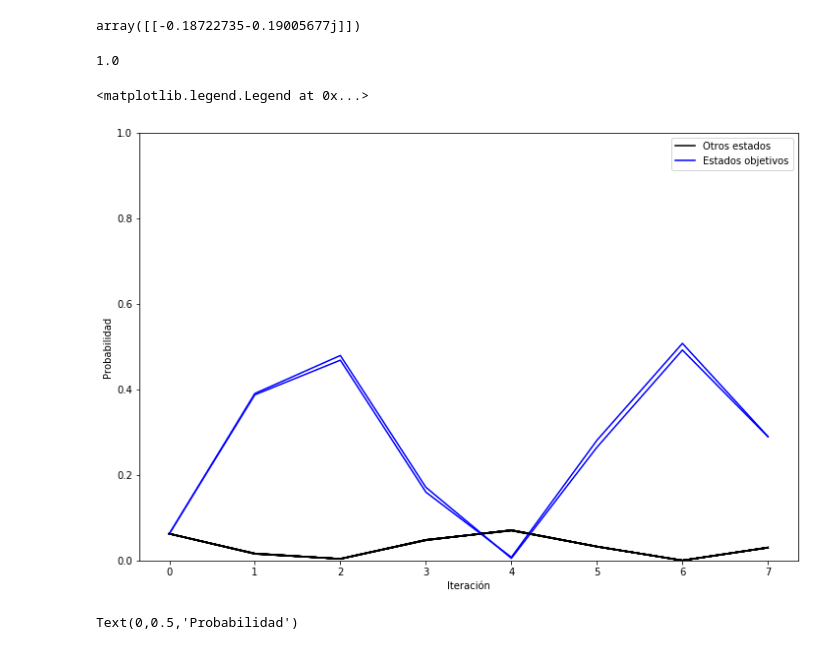
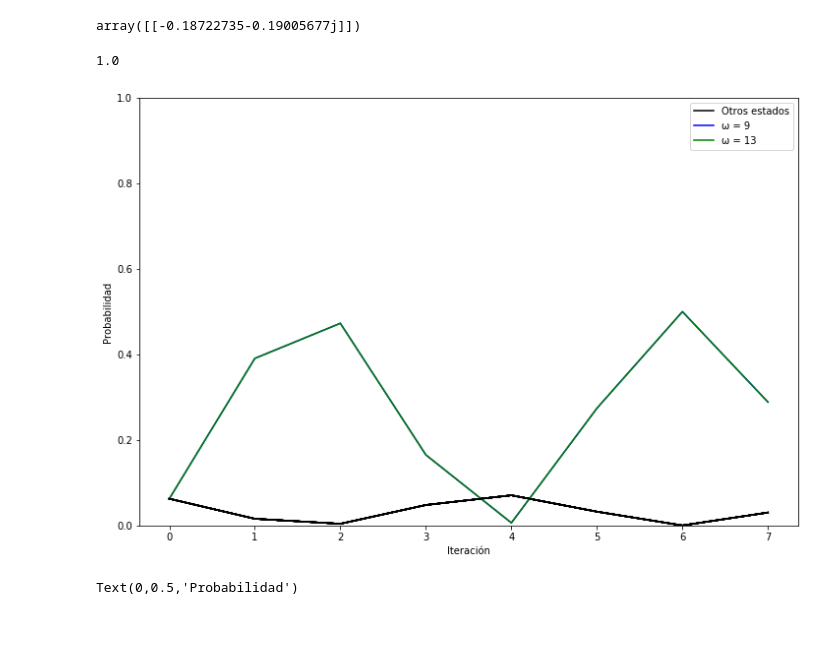
Before and after one commit to mcasanova1445/transmon-thesis, a Jupyter notebook: Grover/Results2-lossless/Untitled.ipynb, the cells around one changed output. Cells and saved outputs as stored; diff of their text form; code cells hidden in the pictures.

```diff
--- a/Grover/Results2-lossless/Untitled.ipynb
+++ b/Grover/Results2-lossless/Untitled.ipynb
@@ -40,33 +40,51 @@ for i in range(2):
             for l in range(2):
                 for m in range(7): #7
                     a[8*i+4*j+2*k+l].append(np.abs(res[m].states[-1][8*i+4*j+2*k+l][0,0]))
-# %%
-sum = 0
-for i in range(16):
-    sum += (a[i][-1])**2
-
-print(sum)
-# %% [output]
-1.0
+# %%
+a = []
+a += [[1/8,-(1/16),-(7/32),-(17/64),-(23/128),-(1/ 256),89/512]]
+a += [[1/8,-(1/16),-(7/32),-(17/64),-(23/ 128),-(1/256),89/512]]
+a += [[1/8,-(1/16),-(7/32),-(17/ 64),-(23/128),-(1/256),89/512]]
+a += [[1/8,-(1/16),-(7/ 32),-(17/64),-(23/128),-(1/256),89/512]]
+a += [[1/8,-(1/16),-(7/32),-(17/64),-(23/128),-(1/256),89/512]]
+a += [[1/8,-(1/ 16),-(7/32),-(17/64),-(23/128),-(1/ 256),89/ 512]]
+a += [[1/8,-(1/16),-(7/32),-(17/64),-(23/ 128),-(1/256),89/512]]
+a += [[1/8,-(1/16),-(7/32),-(17/ 64),-(23/128),-(1/256),89/512]]
+a += [[1/8,-(1/16),-(7/32),-(17/64),-(23/128),-(1/256),89/512]]
+a += [[5/ 8,11/ 16,13/ 32,-(5/64),-(67/128),-(181/256),-(275/512)]]
+a += [[1/8,-(1/16),-(7/32),-(17/64),-(23/128),-(1/ 256),89/512]]
+a += [[1/8,-(1/16),-(7/32),-(17/64),-(23/ 128),-(1/256),89/ 512]]
+a += [[1/8,-(1/16),-(7/32),-(17/ 64),-(23/128),-(1/256),89/512]]
+a += [[5/8,11/ 16,13/ 32,-(5/64),-(67/128),-(181/256),-(275/512)]]
+a += [[1/8,-(1/16),-(7/32),-(17/64),-(23/128),-(1/256),89/512]]
+a += [[1/ 8,-(1/16),-(7/32),-(17/64),-(23/128),-(1/ 256),89/512]]
+
+sum = 0
+for i in range(16):
+    sum += (a[i][-1])**2
+
+print(sum)
+# %% [output]
+1.0
 # %%
 fig, axes = plt.subplots(1, 1, sharex=True, figsize=(12,8))
 
 for i in range(16):
     if i == 9:
-        axes.plot(np.abs([1/np.sqrt(16)]+a[i])**2, c='b', label='Estados objetivos')
+        axes.plot(np.abs([1/np.sqrt(16)]+a[i])**2, c='b', label='ω = 9')
     elif i == 13:
-        axes.plot(np.abs([1/np.sqrt(16)]+a[i])**2, c='b')
+        axes.plot(np.abs([1/np.sqrt(16)]+a[i])**2, c='g', label='ω = 13')
     elif i == 0:
         axes.plot(np.abs([1/np.sqrt(16)]+a[i])**2, c='k', label='Otros estados')
     else:
         axes.plot(np.abs([1/np.sqrt(16)]+a[i])**2, c='k')
 axes.set_xlabel('Iteración')
 axes.set_ylabel('Probabilidad')
 axes.set_ylim(0,1)
 axes.legend()
+fig.savefig('../../img/grover2M.eps', format='eps')
 # %% [output]
-<matplotlib.legend.Legend at 0x...>
-[figure, old version]
+[figure, new version]
 # %%
 plt.plot(np.abs([1/np.sqrt(16)]+a[0])**2, c='r')
 plt.plot(np.abs([1/np.sqrt(16)]+a[-1])**2, c='b')
```
Also changed, not shown: 47 other files.
